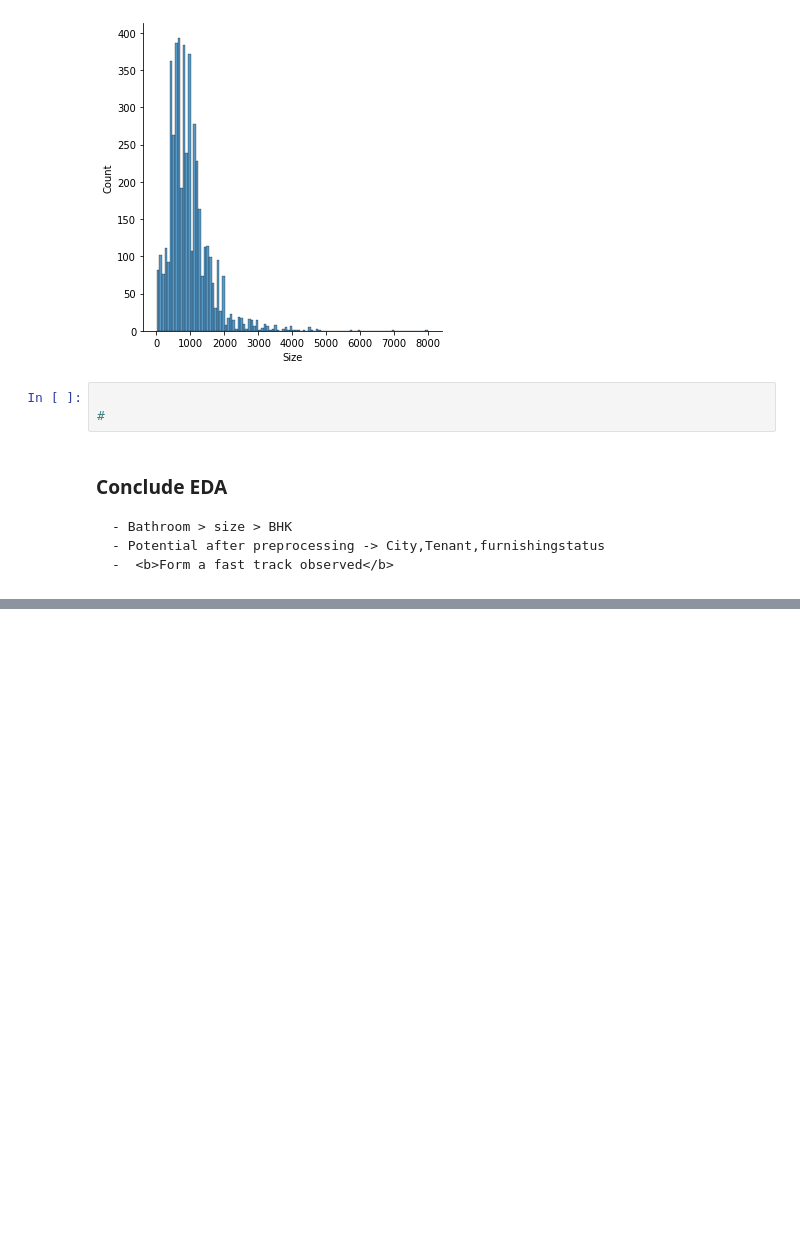
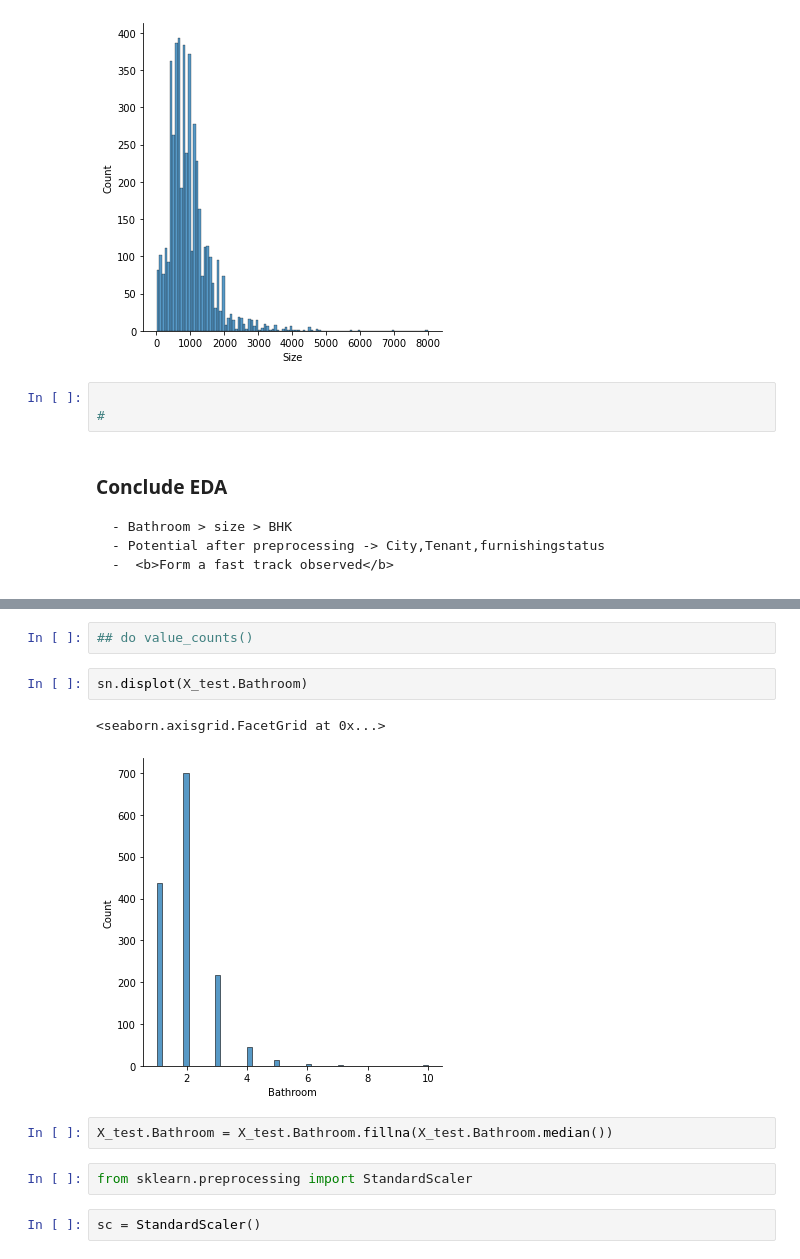
Before and after one commit to AtiChetsurakul/codealongcsfordsaiAti, a Jupyter notebook: ati-pd-workshop.ipynb, the cells around one changed output, grey strips where cells are left out. Cells and saved outputs as stored; diff of their text form; blank space fills up the shorter version.

```diff
--- a/ati-pd-workshop.ipynb
+++ b/ati-pd-workshop.ipynb
@@ -200,0 +302,13 @@ sn.displot(df.Size)
+# %%
+## do value_counts()
+# %%
+sn.displot(X_test.Bathroom)
+# %% [output]
+<seaborn.axisgrid.FacetGrid at 0x...>
+[figure, added]
+# %%
+X_test.Bathroom = X_test.Bathroom.fillna(X_test.Bathroom.median())
+# %%
+from sklearn.preprocessing import StandardScaler
+# %%
+sc = StandardScaler()
```
Also changed, not shown: parts of 24 cells of this notebook.
